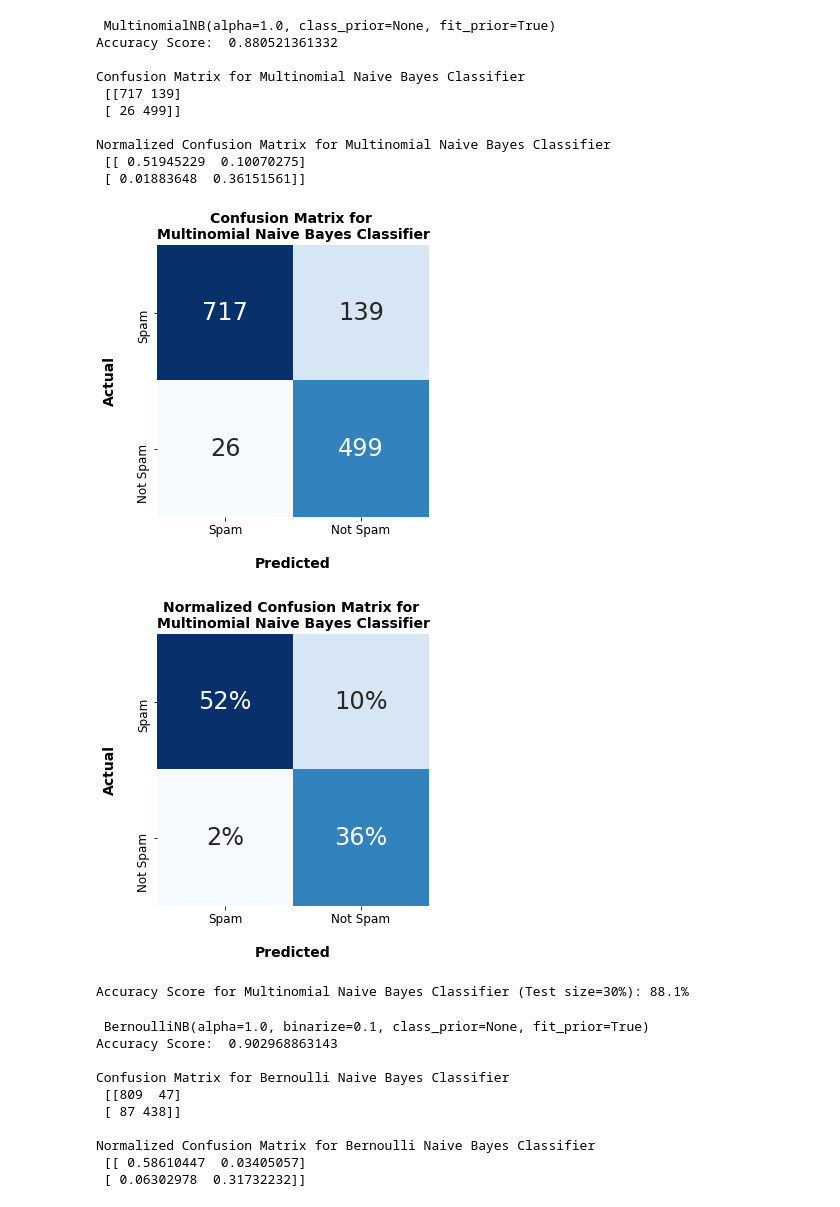
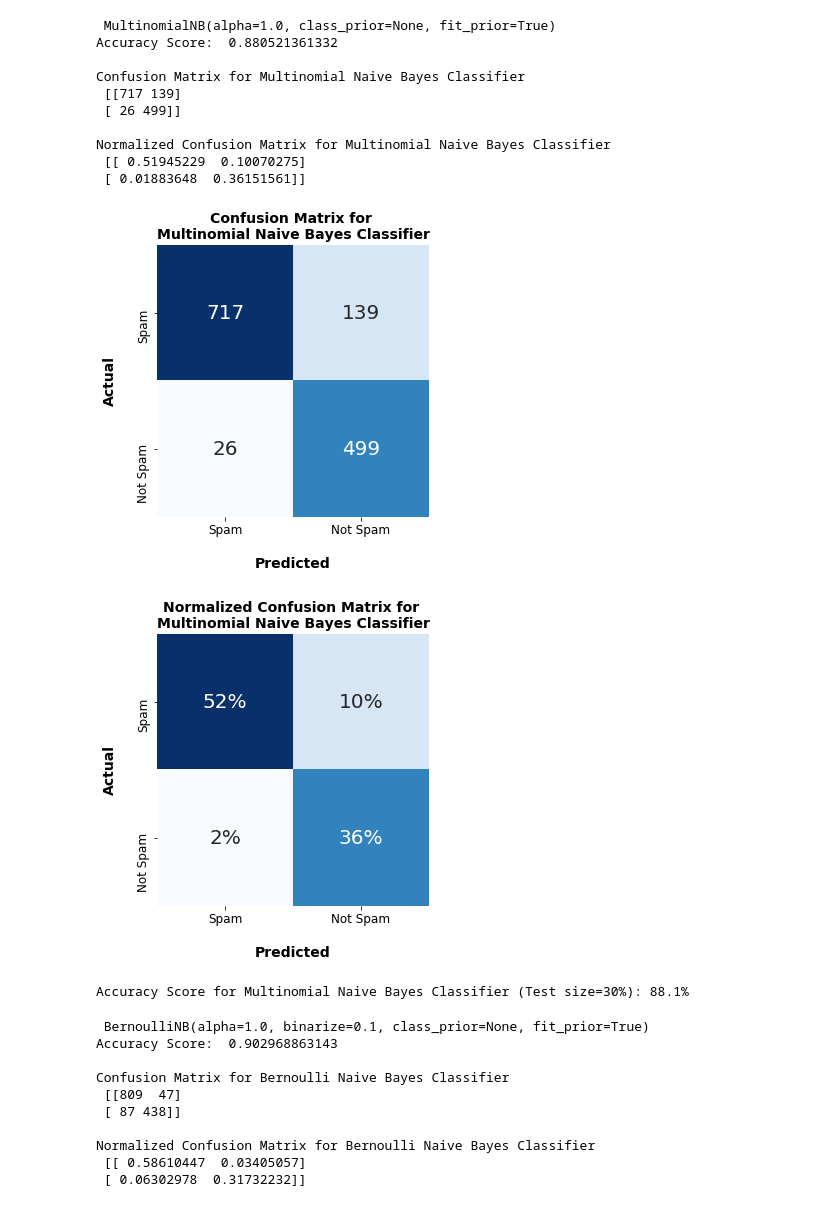
Before and after one commit to rachelf21/CISC7700_Hwk5_NaiveBayesSpamClassifier, a Jupyter notebook: spam_classifier_NB.ipynb, the cells around one changed output. Saved outputs shown, nothing was run; the diff lists cells and outputs as text; code cells hidden in the pictures.

```diff
--- a/spam_classifier_NB.ipynb
+++ b/spam_classifier_NB.ipynb
@@ -31,39 +31,39 @@ title = "\nConfusion Matrix for Multinomial Naive Bayes Classifier\n"
 print(title, conf_matrix, "\n")
 
 fig, ax = plt.subplots(figsize=(5,5))
-sns.heatmap(conf_matrix, annot=True, annot_kws={"size": 24}, fmt='d', cmap="Blues", square=True, cbar=False, xticklabels =["Spam","Not Spam"],yticklabels=["Spam","Not Spam"])
+sns.heatmap(conf_matrix, annot=True, annot_kws={"size": 20}, fmt='d', cmap="Blues", square=True, cbar=False, xticklabels =["Spam","Not Spam"],yticklabels=["Spam","Not Spam"])
 ax.tick_params(labelsize=12)
 ax.set_title("Confusion Matrix for \nMultinomial Naive Bayes Classifier", fontsize=14, weight='bold')
 ax.set_xlabel("Predicted", fontsize=14, labelpad=20, weight='bold')
 ax.set_ylabel("Actual", fontsize=14, labelpad=20, weight='bold')
 
 conf_matrix_norm = conf_matrix/(total_observations*.3)
 title = "Normalized Confusion Matrix for Multinomial Naive Bayes Classifier\n"
 print(title, conf_matrix_norm)
 
 fig, ax = plt.subplots(figsize=(5,5))
-sns.heatmap(conf_matrix_norm, annot=True, annot_kws={"size": 24}, fmt='.0%', cmap="Blues", square=True, cbar=False, xticklabels =["Spam","Not Spam"],yticklabels=["Spam","Not Spam"])
+sns.heatmap(conf_matrix_norm, annot=True, annot_kws={"size": 20}, fmt='.0%', cmap="Blues", square=True, cbar=False, xticklabels =["Spam","Not Spam"],yticklabels=["Spam","Not Spam"])
 ax.tick_params(labelsize=12)
 ax.set_title("Normalized Confusion Matrix for \nMultinomial Naive Bayes Classifier", fontsize=14, weight='bold')
 ax.set_xlabel("Predicted", fontsize=14, labelpad=20, weight='bold')
 ax.set_ylabel("Actual", fontsize=14, labelpad=20, weight='bold')
 
 plt.show()
 accuracy = np.round(accuracy_score(y_test, y_pred),3)
 print("Accuracy Score for Multinomial Naive Bayes Classifier (Test size=30%): {0:.1%}".format(accuracy))
 # %% [output]
  MultinomialNB(alpha=1.0, class_prior=None, fit_prior=True)
 Accuracy Score:  0.880521361332
 
 Confusion Matrix for Multinomial Naive Bayes Classifier
  [[717 139]
  [ 26 499]]
 
 Normalized Confusion Matrix for Multinomial Naive Bayes Classifier
  [[ 0.51945229  0.10070275]
  [ 0.01883648  0.36151561]]
-[figure, old version]
+[figure, new version]
-[figure, old version]
+[figure, new version]
 Accuracy Score for Multinomial Naive Bayes Classifier (Test size=30%): 88.1%
 # %%
 #%% Bernoulli Naive Bayes Model
```
